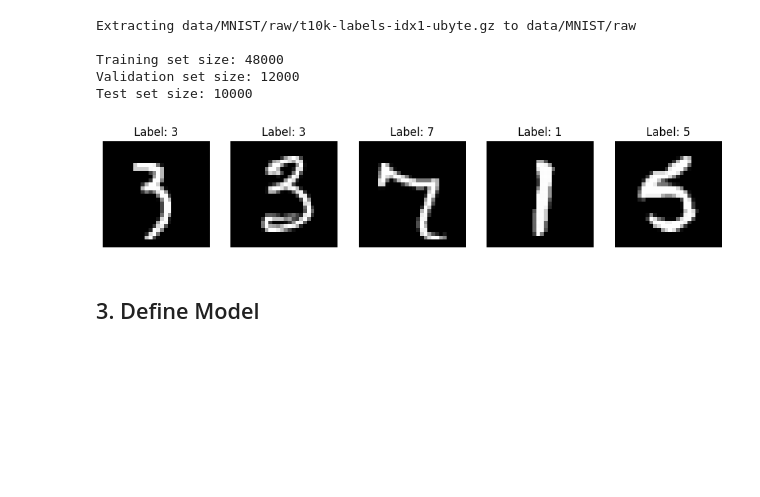
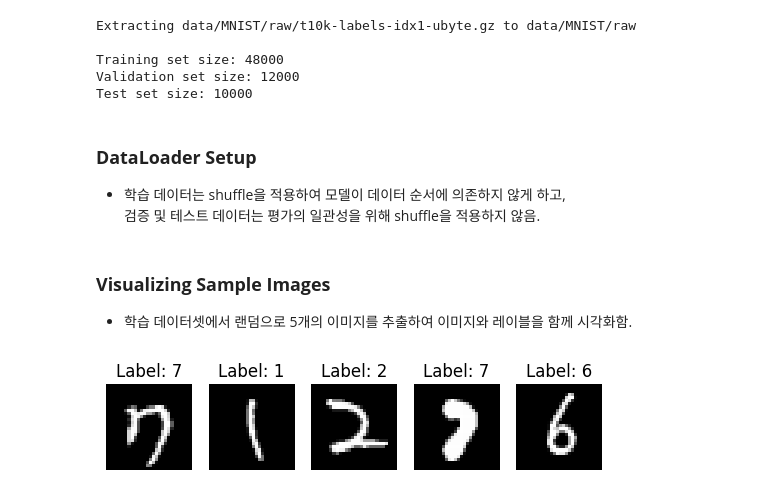
Before and after one commit to Sarang-Han/MNIST-Test, a Jupyter notebook: [코딩테스트_01 단계] 한사랑_컴공_2271064.ipynb, the cells around one changed output. Cells and saved outputs as stored; diff of their text form; code cells hidden in the pictures; blank space fills up the shorter version.

```diff
--- a/[코딩테스트_01 단계] 한사랑_컴공_2271064.ipynb
+++ b/[코딩테스트_01 단계] 한사랑_컴공_2271064.ipynb
@@ -109,4 +122,9 @@ Extracting data/MNIST/raw/t10k-labels-idx1-ubyte.gz to data/MNIST/raw
 Training set size: 48000
 Validation set size: 12000
 Test set size: 10000
+# %% [markdown]
+### **DataLoader Setup**
+
+- 학습 데이터는 shuffle을 적용하여 모델이 데이터 순서에 의존하지 않게 하고,<br>
+검증 및 테스트 데이터는 평가의 일관성을 위해 shuffle을 적용하지 않음.
 # %%
@@ -124,21 +143,22 @@ val_loader = DataLoader(val_dataset,
 test_loader = DataLoader(test_dataset,
                          batch_size=batch_size,
                          shuffle=False)
+# %% [markdown]
+### **Visualizing Sample Images**
+
+- 학습 데이터셋에서 랜덤으로 5개의 이미지를 추출하여 이미지와 레이블을 함께 시각화함.
 # %%
 # 데이터 시각화 함수
 def show_sample_images(loader, num_samples=5):
     images, labels = next(iter(loader))
-    plt.figure(figsize=(12, 4))
     for i in range(num_samples):
       plt.subplot(1, num_samples, i+1)
       plt.imshow(images[i].squeeze(), cmap='gray')
       plt.title(f'Label: {labels[i]}')
       plt.axis('off')
     plt.show()
 
 # 샘플 이미지 출력
 show_sample_images(train_loader)
 # %% [output]
-[figure, old version]
+[figure, new version]
-# %% [markdown]
-## 3. Define Model
```
Also changed, not shown: parts of 20 cells of this notebook.
